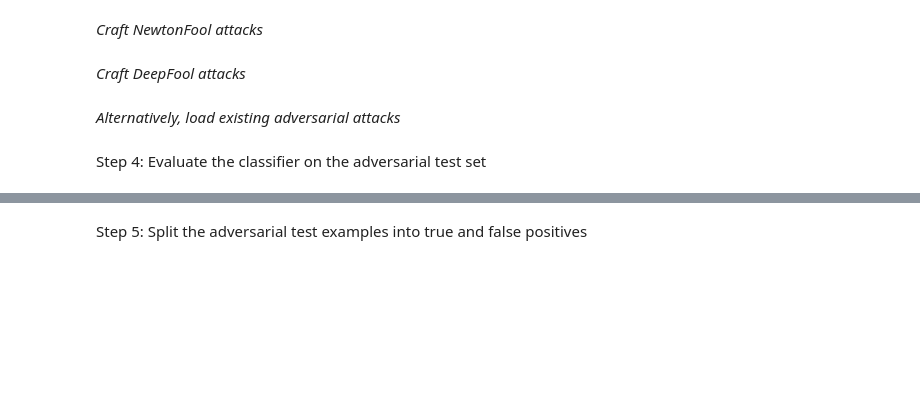
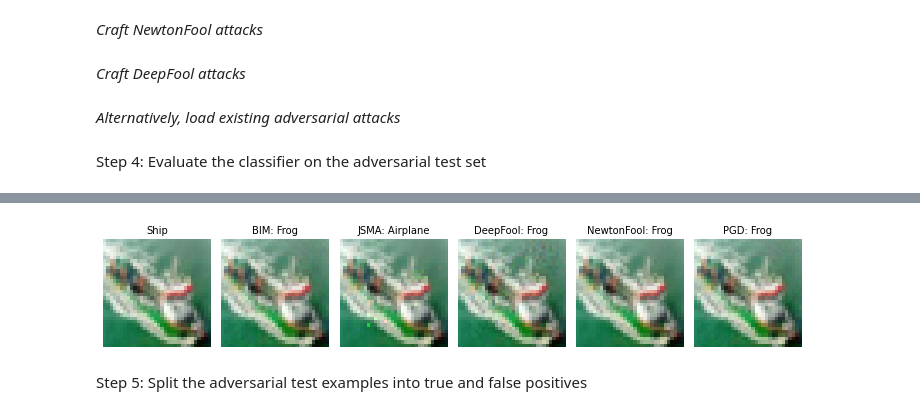
Before and after one commit to aydrienlaw/Adversarial-A.I., a Jupyter notebook: TotalVarMin - CIFAR-10.ipynb, the cells around one changed output, grey strips where cells are left out. Drawn from its saved outputs; the diff is of its cells as text; code cells hidden in the pictures; blank space fills up the shorter version.

```diff
--- a/TotalVarMin - CIFAR-10.ipynb
+++ b/TotalVarMin - CIFAR-10.ipynb
@@ -133,3 +148,60 @@ Accuracy on adversarial test examples: 10.07%
+# %%
+i = 15
+
+x_test_JSMA_cifar10_ref = x_test_JSMA_cifar10[i]
+predictions_jsma = classifier.predict(x_test_JSMA_cifar10[i:])
+
+x_test_BIM_cifar10_ref = x_test_BIM_cifar10[i]
+predictions_bim = classifier.predict(x_test_BIM_cifar10[i:])
+
+x_test_Deep_cifar10_ref = x_test_Deep_cifar10[i]
+predictions_deep = classifier.predict(x_test_Deep_cifar10[i:])
+
+x_test_Newton_cifar10_ref = x_test_Newton_cifar10[i]
+predictions_newton = classifier.predict(x_test_Newton_cifar10[i:])
+
+x_test_PGD_cifar10_ref = x_test_PGD_cifar10[i]
+predictions_pgd = classifier.predict(x_test_PGD_cifar10[i:])
+
+# Plot images
+plt.figure(figsize=(10, 10))
+
+ax = plt.subplot(1, 6, 1)
+plt.imshow(x_test_cln[i], cmap='gray')
+ax.set_title('Ship', fontsize=10, loc='center', wrap=True)#.format(np.argmax(y_test_cln,axis=1)[i]))
+plt.axis("off")
+
+ax = plt.subplot(1, 6, 2)
+plt.imshow(x_test_BIM_cifar10_ref, cmap='gray')
+ax.set_title('BIM: Frog', fontsize=10, loc='center', wrap=True)#format(np.argmax(predictions_bim,axis=1)[0]))
+plt.axis("off")
+
+ax = plt.subplot(1, 6, 3)
+plt.imshow(x_test_JSMA_cifar10_ref, cmap='gray')
+ax.set_title('JSMA: Airplane', fontsize=10, loc='center', wrap=True)#{:}'.format(np.argmax(predictions_jsma,axis=1)[0]))
+plt.axis("off")
+
+ax = plt.subplot(1, 6, 4)
+plt.imshow(x_test_Deep_cifar10_ref, cmap='gray')
+ax.set_title('DeepFool: Frog', fontsize=10, loc='center', wrap=True)#.format(np.argmax(predictions_deep,axis=1)[0]))
+plt.axis("off")
+
+ax = plt.subplot(1, 6, 5)
+plt.imshow(x_test_Newton_cifar10_ref, cmap='gray')
+ax.set_title('NewtonFool: Frog', fontsize=10, loc='center', wrap=True)#.format(np.argmax(predictions_newton,axis=1)[0]))
+plt.axis("off")
+
+ax = plt.subplot(1, 6, 6)
+plt.imshow(x_test_PGD_cifar10_ref, cmap='gray')
+ax.set_title('PGD: Frog', fontsize=10, loc='center', wrap=True)#.format(np.argmax(predictions_pgd,axis=1)[0]))
+plt.axis("off")
+
+image_path = '/home/cyber/Desktop/Adrian/attacks-cifar10.png'
+plt.savefig(image_path, dpi=500, transparent=True)
+plt.tight_layout()
+plt.show()
+# %% [output]
+[figure, added]
 # %% [markdown]
 Step 5: Split the adversarial test examples into true and false positives
 # %%
```
Also changed, not shown: parts of 19 cells of this notebook, 7 other files.
